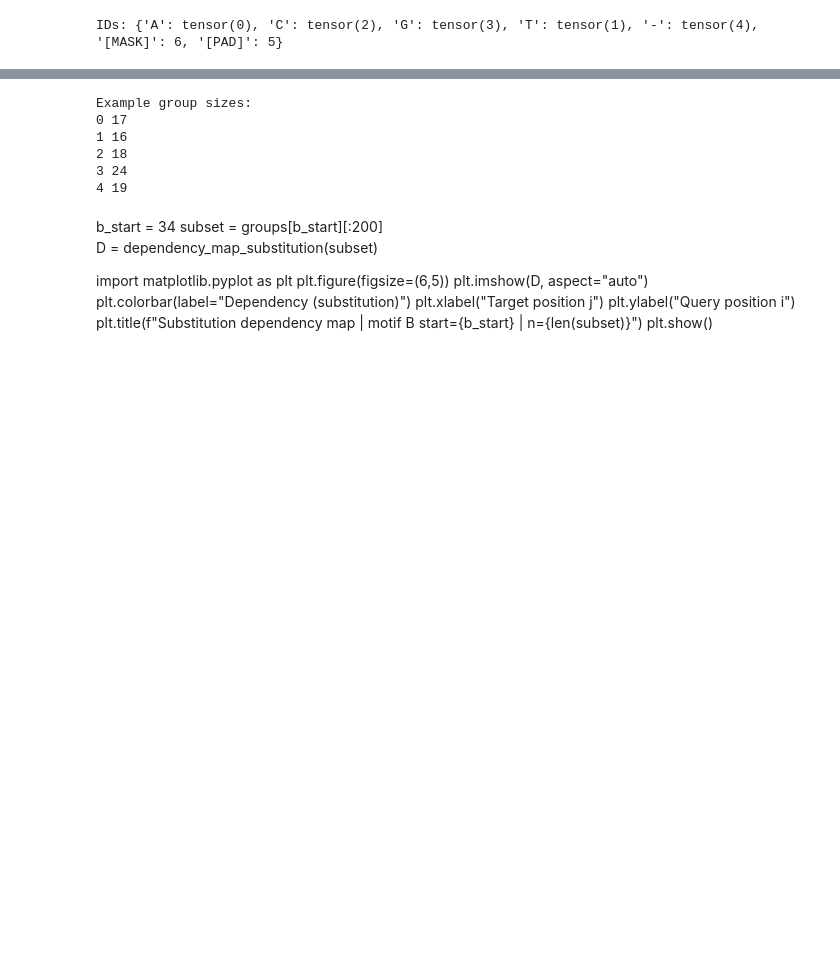
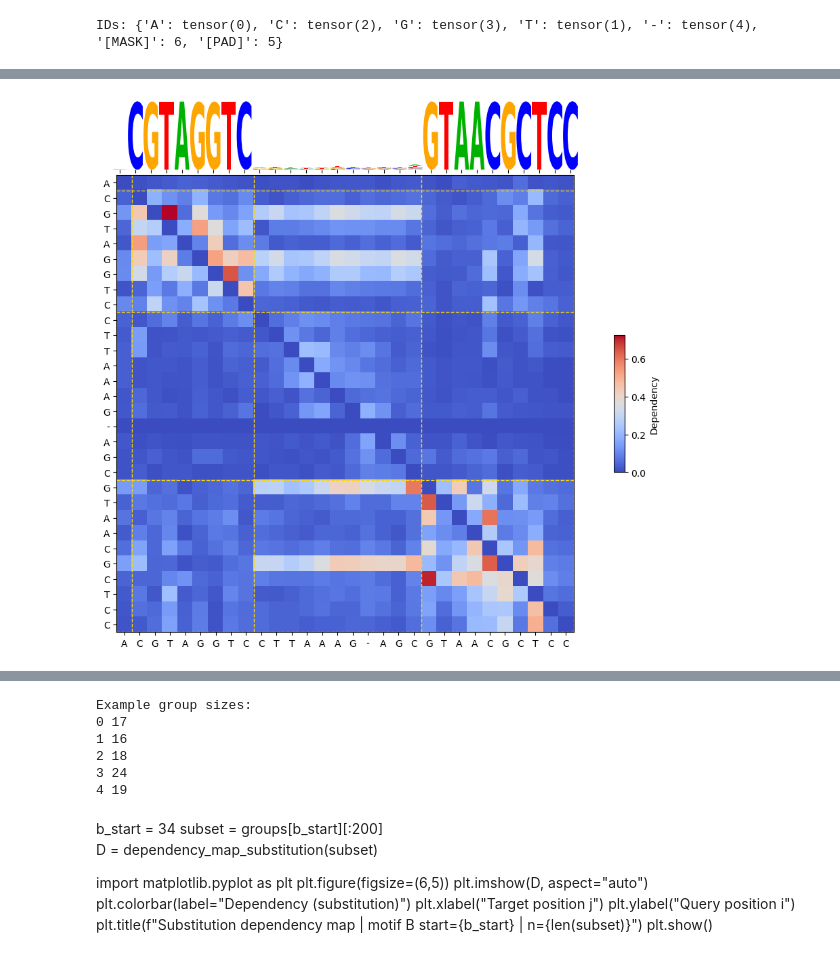
Before and after one commit to LegoCreation/InsDelGLM, a Jupyter notebook: notebooks/heatmap_eval.ipynb, the cells around one changed output, grey strips where cells are left out. Cells and saved outputs as stored; diff of their text form; code cells hidden in the pictures; blank space fills up the shorter version.

Commit message:
final dependency map

```diff
--- a/notebooks/heatmap_eval.ipynb
+++ b/notebooks/heatmap_eval.ipynb
@@ -446,0 +716,92 @@ plt.show()
+# %%
+import numpy as np
+import matplotlib.pyplot as plt
+import pandas as pd
+import logomaker
+
+# -----------------------------
+# dashed motif box helper
+# -----------------------------
+def draw_box(ax, start, length):
+    end = start + length
+    color = "gold"   # 연한 노란색 (히트맵 위에서 잘 보임)
+
+    ax.axvline(start - 0.5, linestyle="--", linewidth=1, color=color)
+    ax.axvline(end   - 0.5, linestyle="--", linewidth=1, color=color)
+    ax.axhline(start - 0.5, linestyle="--", linewidth=1, color=color)
+    ax.axhline(end   - 0.5, linestyle="--", linewidth=1, color=color)
+
+df_logo = pd.DataFrame(logo_scores, columns=VOCAB_CHS)
+df_logo.index = np.arange(SEQ_LEN)
+
+color_scheme = {"A":"#00b200", "C":"#0000ff", "G":"#ffa500", "T":"#ff0000", "-":"#7f7f7f"}
+
+fig = plt.figure(figsize=(9, 9))
+gs = fig.add_gridspec(
+    nrows=2, ncols=2,
+    height_ratios=[0.9, 6],
+    width_ratios=[20, 0.45],
+    hspace=0.02,
+    wspace=0.15
+)
+
+ax_logo = fig.add_subplot(gs[0, 0])
+ax_hm   = fig.add_subplot(gs[1, 0], sharex=ax_logo)
+cax     = fig.add_subplot(gs[1, 1])
+
+logomaker.Logo(
+    df_logo,
+    ax=ax_logo,
+    color_scheme=color_scheme,
+    shade_below=0.0,
+    fade_below=0.0
+)
+
+ax_logo.set_xlim(-0.5, SEQ_LEN - 0.5)
+ax_logo.set_xticks([])
+ax_logo.set_ylabel("")
+ax_logo.set_yticks([])
+for sp in ax_logo.spines.values():
+    sp.set_visible(False)
+
+vmax = np.percentile(D, 100)
+im = ax_hm.imshow(
+    D,
+    origin="upper",
+    aspect="auto",
+    vmin=0,
+    vmax=vmax,
+    cmap="coolwarm"
+)
+ax_hm.set_aspect("equal", adjustable="box")
+
+cb = fig.colorbar(im, cax=cax)
+cb.set_label("Dependency")
+
+ax_hm.set_xlabel("")
+ax_hm.set_ylabel("")
+
+xs = np.arange(SEQ_LEN)
+ys = np.arange(SEQ_LEN)
+ax_hm.set_xticks(xs)
+ax_hm.set_yticks(ys)
+
+ax_hm.set_xticklabels(list(seq_window), fontsize=10)
+ax_hm.set_yticklabels(list(seq_window), fontsize=10)
+
+draw_box(ax_hm, A_START, La)
+draw_box(ax_hm, B_START, Lb)
+
+fig.subplots_adjust(top=0.95, bottom=0.08, left=0.08, right=0.92)
+
+pos = cax.get_position()
+cax.set_position([
+    pos.x0,
+    pos.y0 + pos.height*0.35,
+    pos.width,
+    pos.height*0.3
+])
+
+plt.show()
+# %% [output]
+[figure, added]
```
Also changed, not shown: parts of 26 cells of this notebook.
